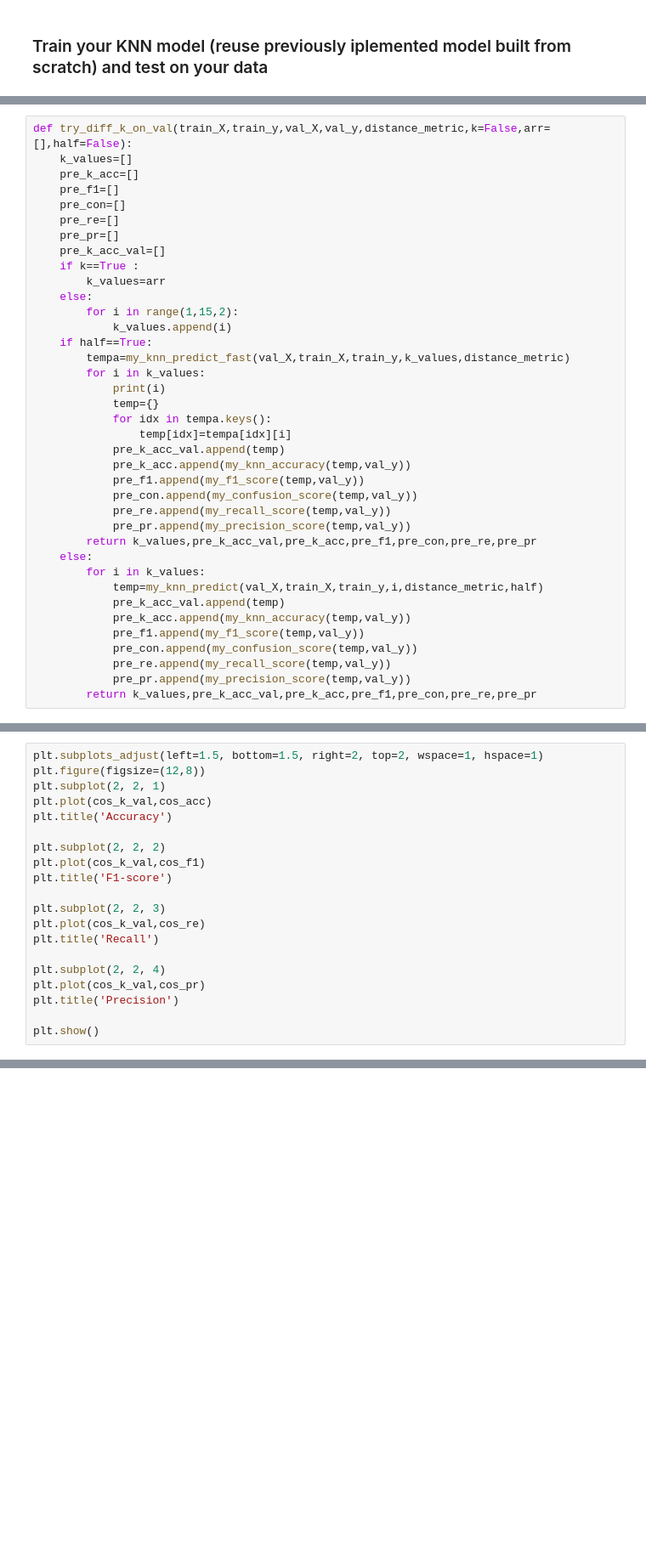
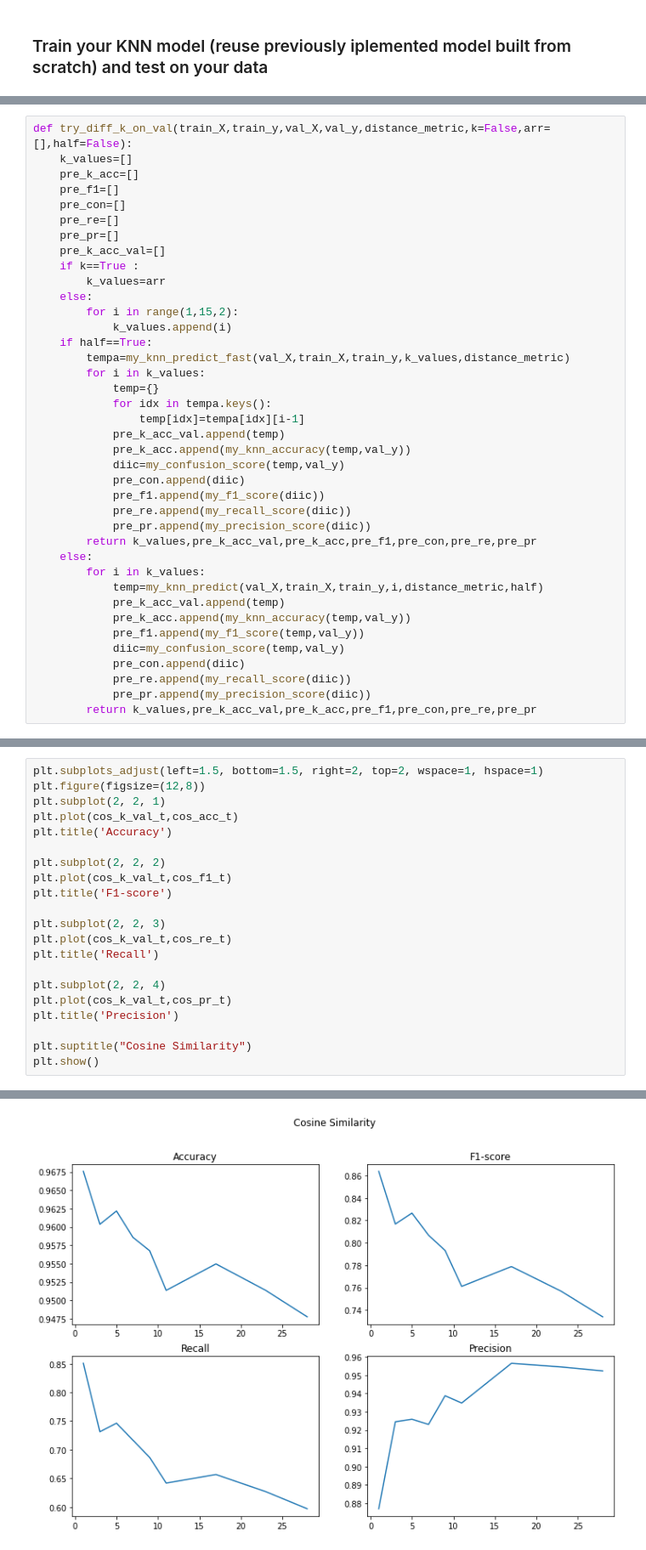
Before and after one commit to Architjain128/SMAI, a Jupyter notebook: Assignment1/rollnumber_Assignment1_Question3.ipynb, the cells around one changed output, grey strips where cells are left out. Shown: that part at 85% size. Drawn from its saved outputs; the diff is of its cells as text; blank space fills up the shorter version.

```diff
--- a/Assignment1/rollnumber_Assignment1_Question3.ipynb
+++ b/Assignment1/rollnumber_Assignment1_Question3.ipynb
@@ -362,16 +377,16 @@ def try_diff_k_on_val(train_X,train_y,val_X,val_y,distance_metric,k=False,arr=[]
     if half==True:
         tempa=my_knn_predict_fast(val_X,train_X,train_y,k_values,distance_metric)
         for i in k_values:
-            print(i)
             temp={}
             for idx in tempa.keys():
-                temp[idx]=tempa[idx][i]
+                temp[idx]=tempa[idx][i-1]
             pre_k_acc_val.append(temp)
             pre_k_acc.append(my_knn_accuracy(temp,val_y))
-            pre_f1.append(my_f1_score(temp,val_y))
-            pre_con.append(my_confusion_score(temp,val_y))
-            pre_re.append(my_recall_score(temp,val_y))
-            pre_pr.append(my_precision_score(temp,val_y))
+            diic=my_confusion_score(temp,val_y)
+            pre_con.append(diic)
+            pre_f1.append(my_f1_score(diic))
+            pre_re.append(my_recall_score(diic))
+            pre_pr.append(my_precision_score(diic))
         return k_values,pre_k_acc_val,pre_k_acc,pre_f1,pre_con,pre_re,pre_pr
     else:
         for i in k_values:
@@ -379,7 +394,8 @@ def try_diff_k_on_val(train_X,train_y,val_X,val_y,distance_metric,k=False,arr=[]
             pre_k_acc_val.append(temp)
             pre_k_acc.append(my_knn_accuracy(temp,val_y))
             pre_f1.append(my_f1_score(temp,val_y))
-            pre_con.append(my_confusion_score(temp,val_y))
-            pre_re.append(my_recall_score(temp,val_y))
-            pre_pr.append(my_precision_score(temp,val_y))
+            diic=my_confusion_score(temp,val_y)
+            pre_con.append(diic)
+            pre_re.append(my_recall_score(diic))
+            pre_pr.append(my_precision_score(diic))
         return k_values,pre_k_acc_val,pre_k_acc,pre_f1,pre_con,pre_re,pre_pr
@@ -463,19 +587,21 @@ print(table_data)
 plt.subplots_adjust(left=1.5, bottom=1.5, right=2, top=2, wspace=1, hspace=1)
 plt.figure(figsize=(12,8))
 plt.subplot(2, 2, 1)
-plt.plot(cos_k_val,cos_acc)
+plt.plot(cos_k_val_t,cos_acc_t)
 plt.title('Accuracy')
 
 plt.subplot(2, 2, 2)
-plt.plot(cos_k_val,cos_f1)
+plt.plot(cos_k_val_t,cos_f1_t)
 plt.title('F1-score')
 
 plt.subplot(2, 2, 3)
-plt.plot(cos_k_val,cos_re)
+plt.plot(cos_k_val_t,cos_re_t)
 plt.title('Recall')
 
 plt.subplot(2, 2, 4)
-plt.plot(cos_k_val,cos_pr)
+plt.plot(cos_k_val_t,cos_pr_t)
 plt.title('Precision')
 
+plt.suptitle("Cosine Similarity")
 plt.show()
+# %% [output]
@@ -481,0 +609 @@ plt.show()
+[figure, added]
```
Also changed, not shown: parts of 68 cells of this notebook, 1 other file.
